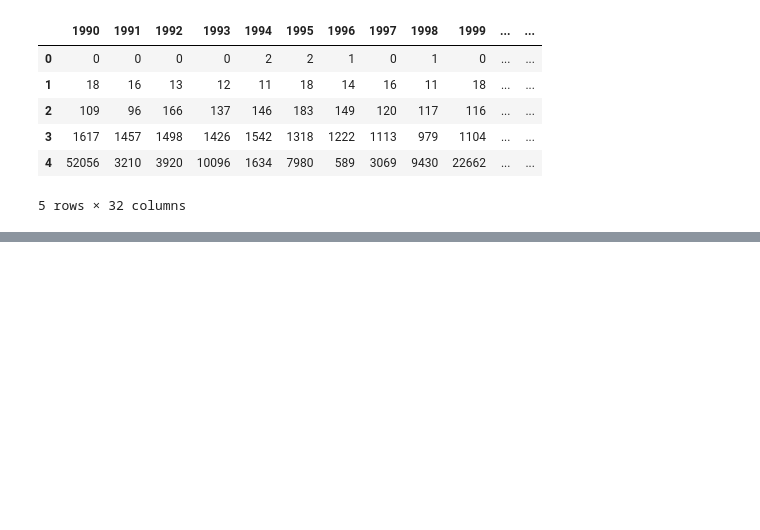
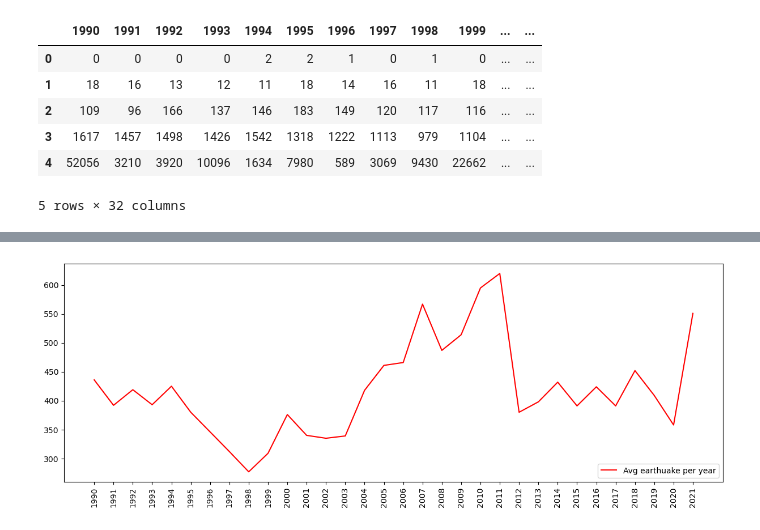
Before and after one commit to UgochiPrince/Earthquakes, a Jupyter notebook: earthquake_mongo.ipynb, the cells around one changed output, grey strips where cells are left out. Saved outputs shown, nothing was run; the diff lists cells and outputs as text; code cells hidden in the pictures; blank space fills up the shorter version.

```diff
--- a/earthquake_mongo.ipynb
+++ b/earthquake_mongo.ipynb
@@ -222,0 +246,11 @@ earthquake_data.find_one({'Magnitude': '5-5.9'})
+# %%
+#plt.plot avg per year
+x_axis = list(range(1990,2022))
+tick_locations = [value for value in x_axis]
+plt.figure(figsize=(15,5))
+plt.plot(x_axis, av_column, color='r', alpha=1, label="Avg earthuake per year")
+plt.xticks(tick_locations, rotation="vertical")
+plt.legend(loc="lower right")
+plt.show()
+# %% [output]
+[figure, added]
```
Also changed, not shown: parts of 11 cells of this notebook, 1 other file.
